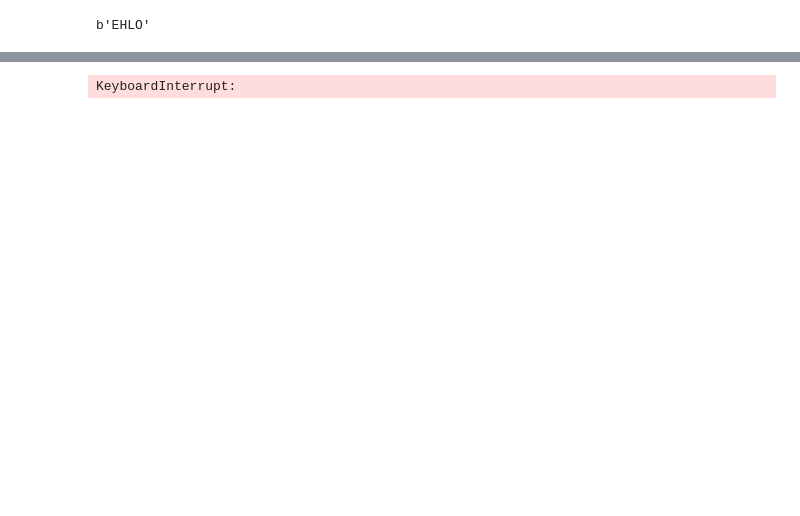
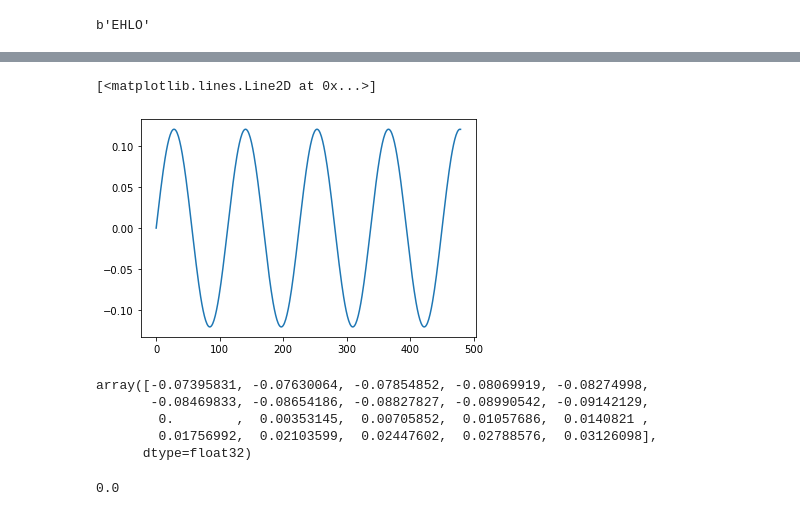
Before and after one commit to tomgrek/vstython, a Jupyter notebook: VSTSender.ipynb, the cells around one changed output, grey strips where cells are left out. Drawn from its saved outputs; the diff is of its cells as text; code cells hidden in the pictures; blank space fills up the shorter version.

```diff
--- a/VSTSender.ipynb
+++ b/VSTSender.ipynb
@@ -181,0 +339,17 @@ b'EHLO'
+# %%
+plt.plot(data[480:])
+# %% [output]
+[<matplotlib.lines.Line2D at 0x...>]
+[figure, added]
+# %%
+data[470:490]
+# %% [output]
+array([-0.07395831, -0.07630064, -0.07854852, -0.08069919, -0.08274998,
+       -0.08469833, -0.08654186, -0.08827827, -0.08990542, -0.09142129,
+        0.        ,  0.00353145,  0.00705852,  0.01057686,  0.0140821 ,
+        0.01756992,  0.02103599,  0.02447602,  0.02788576,  0.03126098],
+      dtype=float32)
+# %%
+data2[480]
+# %% [output]
+0.0
@@ -190,14 +406,18 @@ while True:
     data = np.frombuffer(b, dtype=np.float32)
     data2 = data*1.1
     data2 = np.clip(data2, 0.00001, 0.99)
+    x = torch.tensor(data2)#, device='cuda')
+    #x = F.flanger(x.view(2, 1440), 480)
+    x = x.view(2, 1440)
+    x = F.band_biquad(x, 48000, 900) #F.flanger(x, 48000, regen=1)
+    x = x.view(1, 2880).squeeze(0)
+    data3 = x.cpu().numpy()
     #data2 = np.random.random(480)
     #data2 = get_samples(random.randint(400,600))
-    msg2 = data2.tobytes()
+    msg2 = data3.tobytes()
     msg = (15).to_bytes(length=4, byteorder='little')
     bint = len(msg2)
     msg += bint.to_bytes(length=4, byteorder='little')
     msg += msg2
     sock.send(msg)
     b = b''
-# %% [output]
-KeyboardInterrupt:
```
Also changed, not shown: parts of 23 cells of this notebook, 3 other files.
